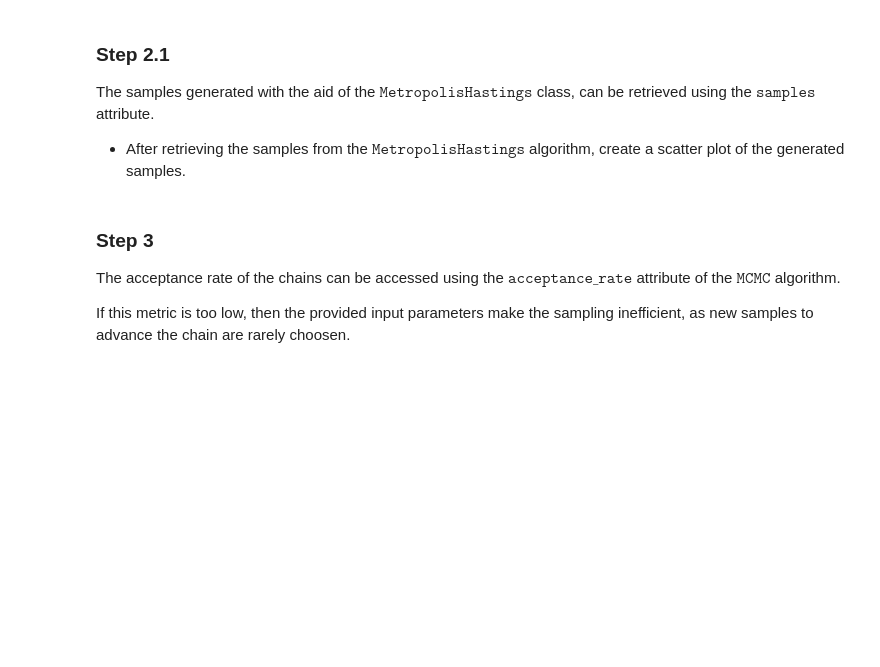
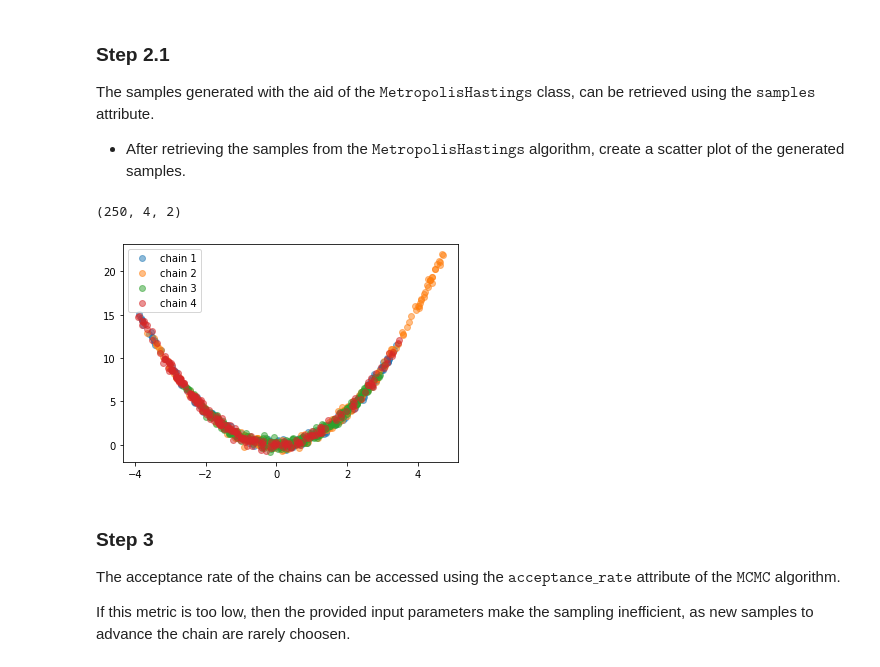
Before and after one commit to SURGroup/MSEE_UQ_Short_Course, a Jupyter notebook: Day3/Day3_InClassExercises/Day3_InClassExercises.ipynb, the cells around one changed output. Cells and saved outputs as stored; diff of their text form; code cells hidden in the pictures; blank space fills up the shorter version.

```diff
--- a/Day3/Day3_InClassExercises/Day3_InClassExercises.ipynb
+++ b/Day3/Day3_InClassExercises/Day3_InClassExercises.ipynb
@@ -41,6 +50,8 @@ Import the necessary libraries:
 ### Step 1.1
 
 The $\texttt{log}\_\texttt{target}$ function that we want to sample using the $\texttt{MetropolisHastings}$ samping method is defined below.
+# %%
+log_pdf_target = Rosenbrock(p=20.).log_pdf
 # %% [markdown]
 ### Step 2
 
@@ -53,12 +64,27 @@ Create an instance of the $\texttt{MetropolisHastings}$ class:
 
 To initiate the sample generation using the $\texttt{MetropolisHastings}$ algorithm, the $\texttt{nsamples}$ parameter must be provided, either in the initializer, or after the initialization in the $\texttt{run}$ function of the class.
 - The number of samples  is chosen here to be $500$. ($\texttt{nsamples}=500$)
+# %%
+x = MetropolisHastings(nsamples=1000, dimension=2, log_pdf_target=log_pdf_target,
+                       burn_length=500, jump=50, n_chains=4, concatenate_chains=False)
 # %% [markdown]
 ### Step 2.1
 
 The samples generated with the aid of the $\texttt{MetropolisHastings}$ class, can be retrieved using the $\texttt{samples}$ attribute.
 
 - After retrieving the samples from the $\texttt{MetropolisHastings}$ algorithm, create a scatter plot of the generated samples.
+# %%
+import matplotlib.pyplot as plt
+print(x.samples.shape)
+plt.plot(x.samples[:, 0, 0], x.samples[:, 0, 1], 'o', label='chain 1', alpha=0.5)
+plt.plot(x.samples[:, 1, 0], x.samples[:, 1, 1], 'o', label='chain 2', alpha=0.5)
+plt.plot(x.samples[:, 2, 0], x.samples[:, 2, 1], 'o', label='chain 3', alpha=0.5)
+plt.plot(x.samples[:, 3, 0], x.samples[:, 3, 1], 'o', label='chain 4', alpha=0.5)
+plt.legend()
+plt.show()
+# %% [output]
+(250, 4, 2)
+[figure, added]
 # %% [markdown]
 ### Step 3
 
```
Also changed, not shown: parts of 25 cells of this notebook.
